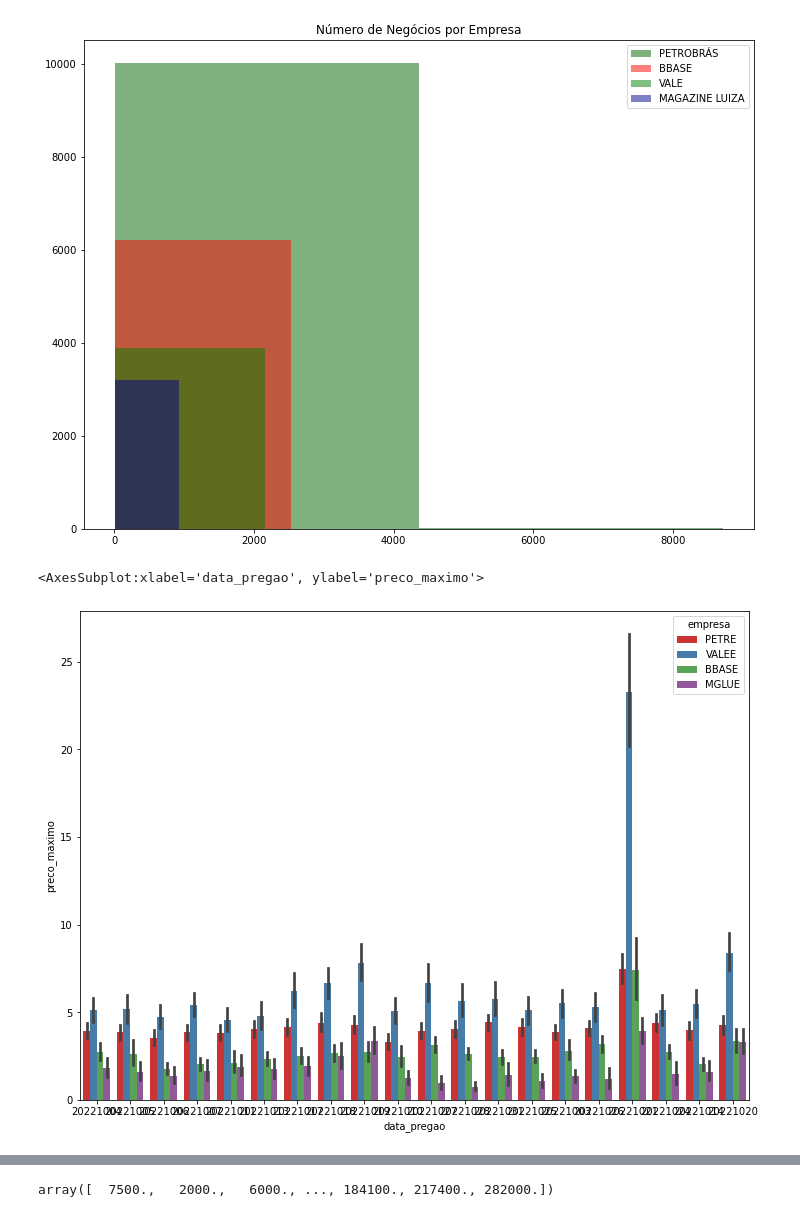
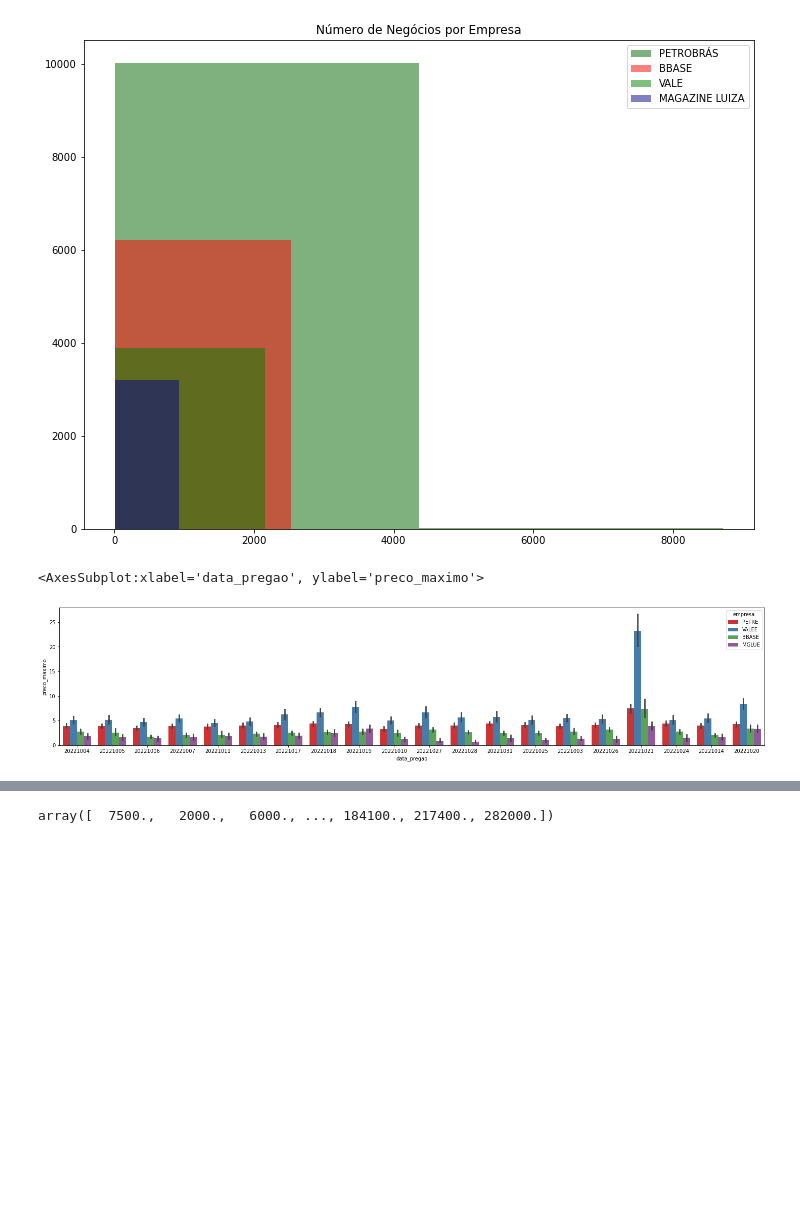
Before and after one commit to data-science-ci/actions-price-analysis, a Jupyter notebook: bovespa-KMeans.ipynb, the cells around one changed output, grey strips where cells are left out. Cells and saved outputs as stored; diff of their text form; code cells hidden in the pictures; blank space fills up the shorter version.

```diff
--- a/bovespa-KMeans.ipynb
+++ b/bovespa-KMeans.ipynb
@@ -246,2 +250,3 @@ dados_acoes
 # %%
 dados_acoes.drop(["moeda_referencia"], axis=1, inplace=True)
+dados_acoes.drop(["fator_cotacao"], axis=1, inplace=True)
@@ -615,10 +606,11 @@ plt.rcParams['figure.figsize'] = (12, 9)
 [figure]
 # %%
 '''df = sns.load_dataset("empresas")'''
+plt.figure(figsize=(25,5))
 sns.barplot(data=empresas, x="data_pregao", y="preco_maximo", hue = "empresa")
 # %% [output]
 <AxesSubplot:xlabel='data_pregao', ylabel='preco_maximo'>
-[figure, old version]
+[figure, new version]
 # %%
 fig = px.scatter(empresas, x = 'numero_negocios', y = 'preco_maximo', color = 'empresa', hover_name = "empresa", log_x = True, width = 800)
 fig.update_traces(marker=dict(size = 10,line = dict(width = 1)),selector=dict(mode = 'markers'))
```
Also changed, not shown: parts of 30 cells of this notebook.
